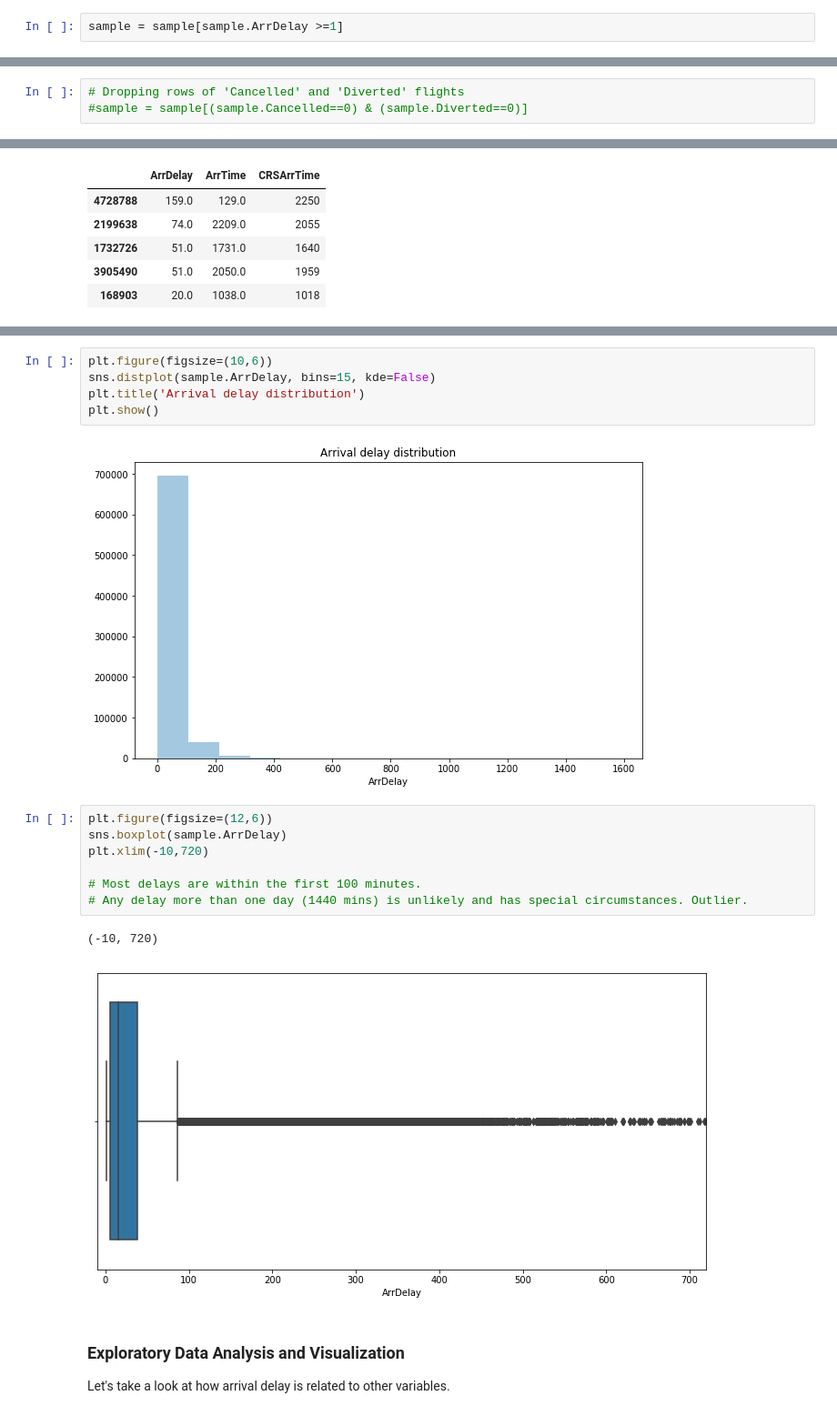
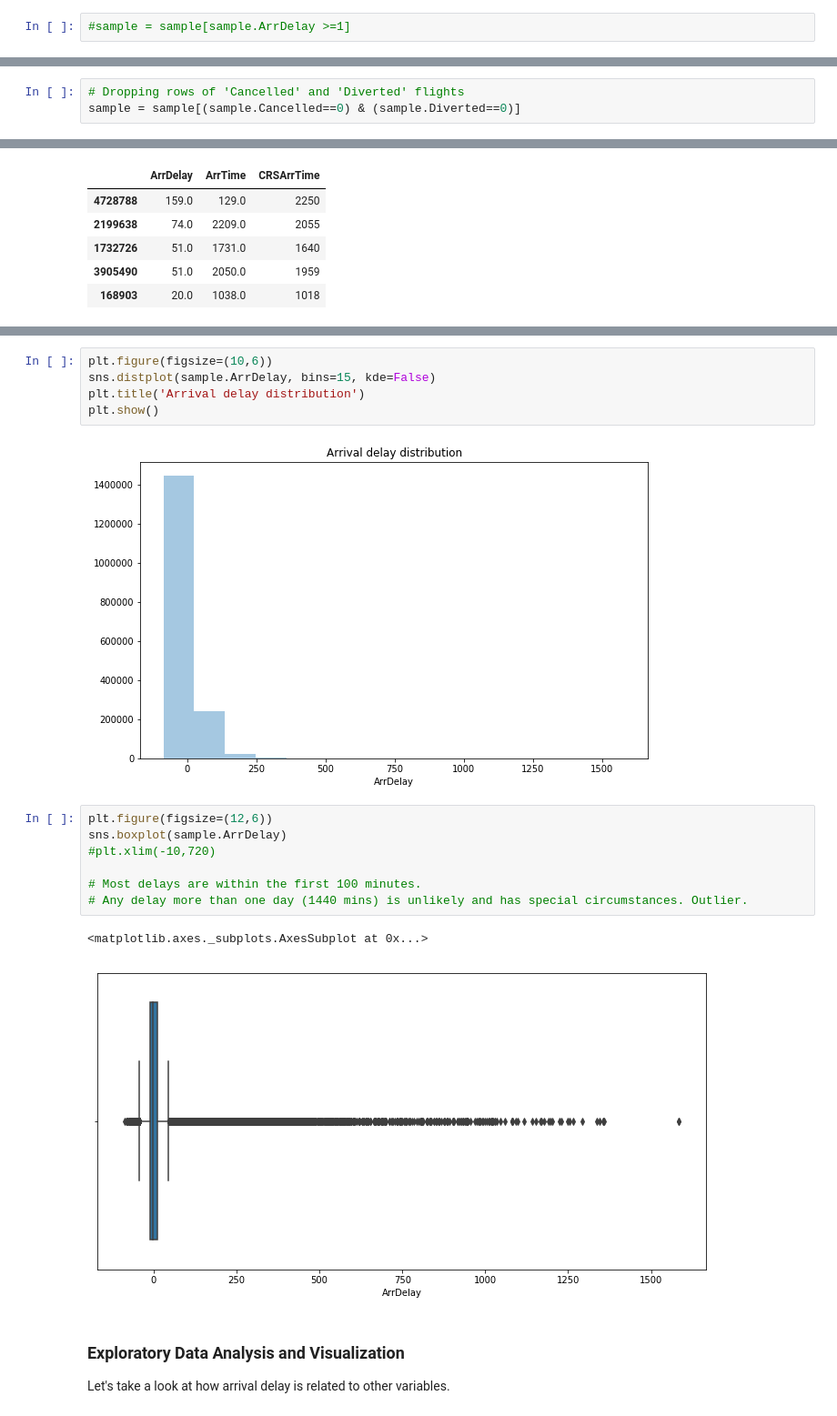
Before and after one commit to PriyankaBiswas/Data-Science, a Jupyter notebook: Unit3_deeper_SL/SL_practice/Airlines_arrival/airlines_arrivals.ipynb, the cells around one changed output, grey strips where cells are left out. Shown: that part at 91% size. Saved outputs shown, nothing was run; the diff lists cells and outputs as text.

```diff
--- a/Unit3_deeper_SL/SL_practice/Airlines_arrival/airlines_arrivals.ipynb
+++ b/Unit3_deeper_SL/SL_practice/Airlines_arrival/airlines_arrivals.ipynb
@@ -98,7 +98,7 @@ min     -8.700000e+01
 max      1.583000e+03
 Name: ArrDelay, dtype: float64
 # %%
-sample = sample[sample.ArrDelay >=1]
+#sample = sample[sample.ArrDelay >=1]
 # %%
 # sns.distplot(sample.ArrDelay) # column has null values
 
@@ -112,6 +114,6 @@ sample.groupby(['Cancelled', 'Diverted'])['ArrDelay'].describe()
 # %%
 # Dropping rows of 'Cancelled' and 'Diverted' flights
-#sample = sample[(sample.Cancelled==0) & (sample.Diverted==0)]
+sample = sample[(sample.Cancelled==0) & (sample.Diverted==0)]
 # %%
 sample[['ArrDelay', 'ArrTime', 'CRSArrTime']].head()
 # %% [output]
@@ -149,17 +151,17 @@ sns.distplot(sample.ArrDelay, bins=15, kde=False)
 plt.title('Arrival delay distribution')
 plt.show()
 # %% [output]
-[figure, old version]
+[figure, new version]
 # %%
 plt.figure(figsize=(12,6))
 sns.boxplot(sample.ArrDelay)
-plt.xlim(-10,720)
+#plt.xlim(-10,720)
 
 # Most delays are within the first 100 minutes.
 # Any delay more than one day (1440 mins) is unlikely and has special circumstances. Outlier.
 # %% [output]
-(-10, 720)
+<matplotlib.axes._subplots.AxesSubplot at 0x...>
-[figure, old version]
+[figure, new version]
 # %% [markdown]
 ### Exploratory Data Analysis and Visualization
 
```
Also changed, not shown: parts of 24 cells of this notebook.
